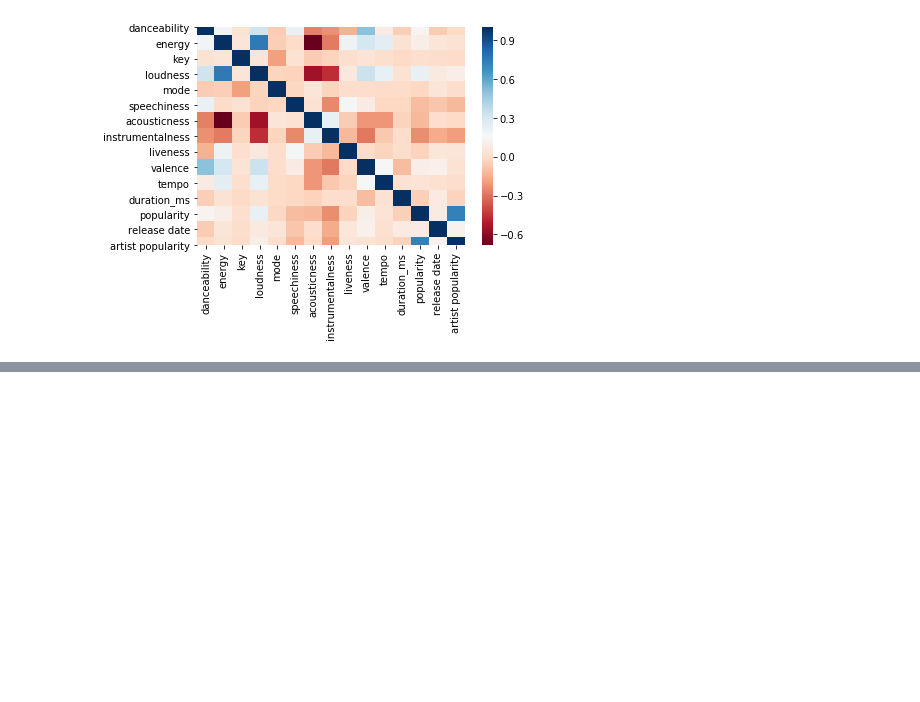
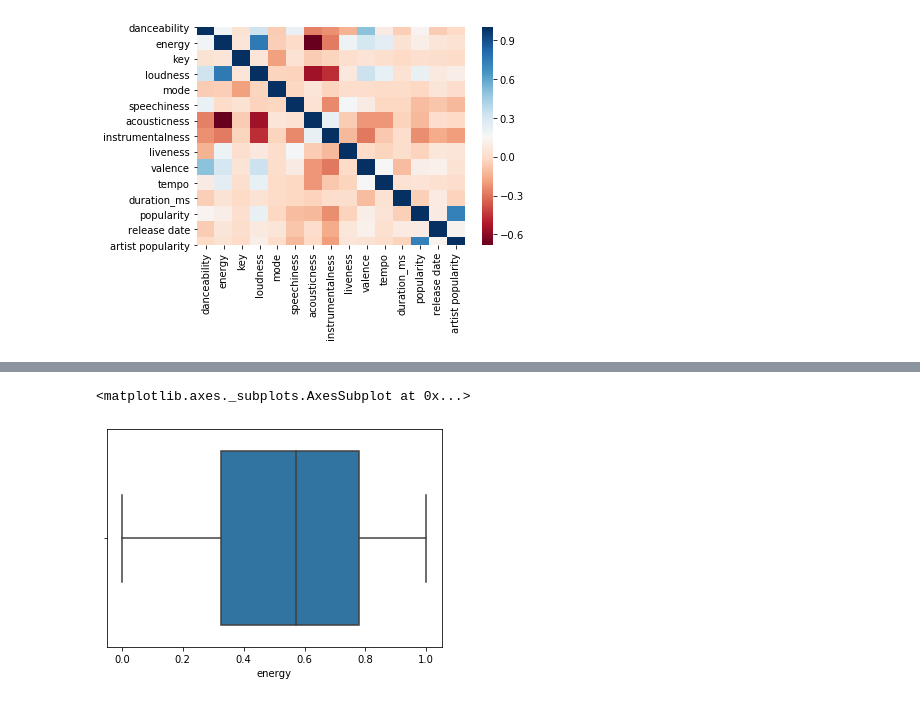
Before and after one commit to sam-zlota/DS3000-Final-Project, a Jupyter notebook: Data Exploration.ipynb, the cells around one changed output, grey strips where cells are left out. Saved outputs shown, nothing was run; the diff lists cells and outputs as text; code cells hidden in the pictures; blank space fills up the shorter version.

```diff
--- a/Data Exploration.ipynb
+++ b/Data Exploration.ipynb
@@ -171,0 +112,5 @@ aggrnyl', 'agsunset', 'algae', 'amp', 'armyrose', 'balance',
+# %%
+sns.boxplot(df["energy"])
+# %% [output]
+<matplotlib.axes._subplots.AxesSubplot at 0x...>
+[figure, added]
```
Also changed, not shown: parts of 22 cells of this notebook.
